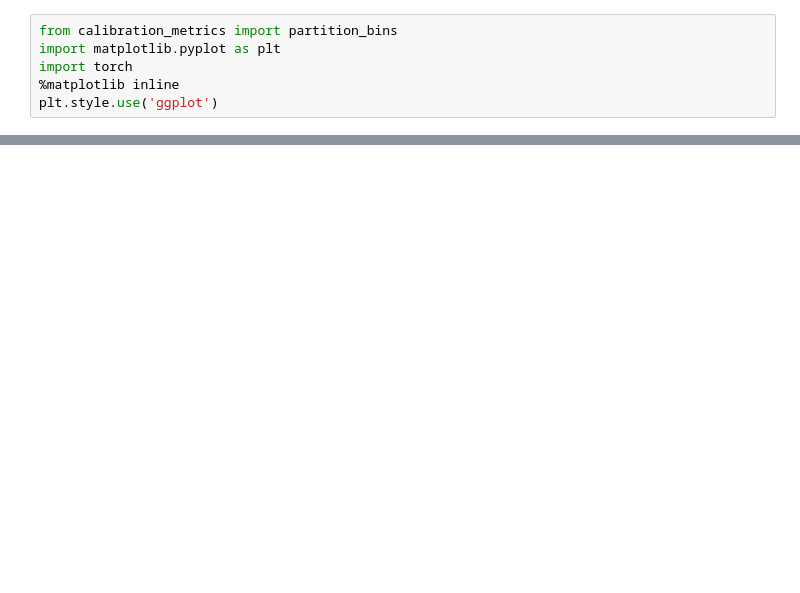
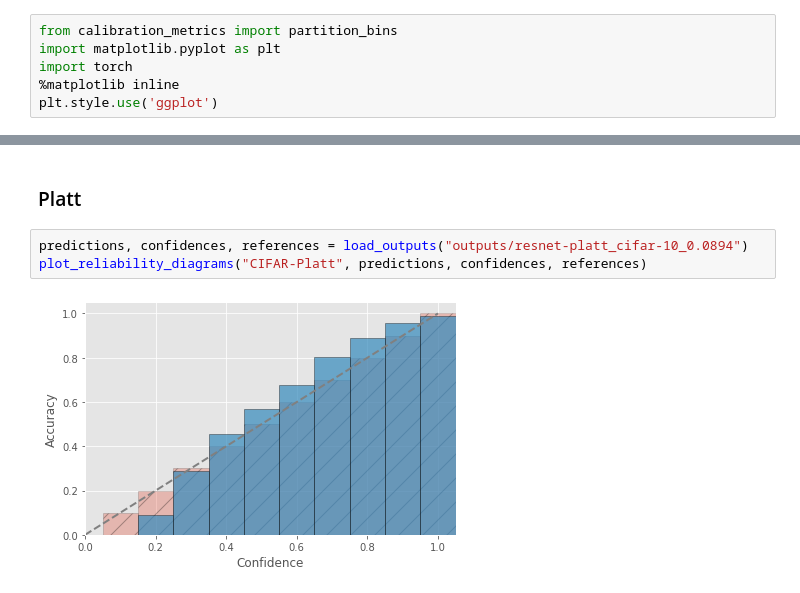
Before and after one commit to NiuJ1ao/Calibrating-Uncertainty-Estimates, a Jupyter notebook: plot.ipynb, the cells around one changed output, grey strips where cells are left out. Cells and saved outputs as stored; diff of their text form; blank space fills up the shorter version.

Commit message:
implement platt and temperature calibration
Signed-off-by: Yuchen Niu <26167136+NiuJ1ao@users.noreply.github.com>

```diff
--- a/plot.ipynb
+++ b/plot.ipynb
@@ -34,0 +37,7 @@ plot_reliability_diagrams("CIFAR-uncalibrated", predictions, confidences, refere
+# %% [markdown]
+### Platt
+# %%
+predictions, confidences, references = load_outputs("outputs/resnet-platt_cifar-10_0.0894")
+plot_reliability_diagrams("CIFAR-Platt", predictions, confidences, references)
+# %% [output]
+[figure, added]
```
Also changed, not shown: parts of 9 cells of this notebook, 21 other files.
